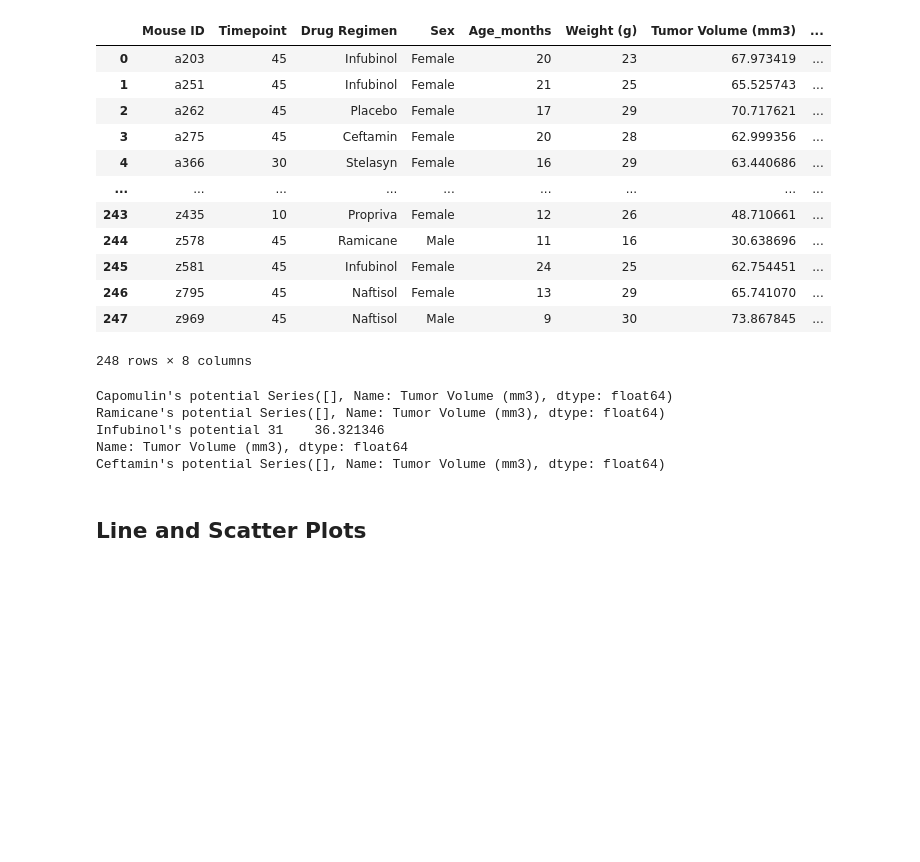
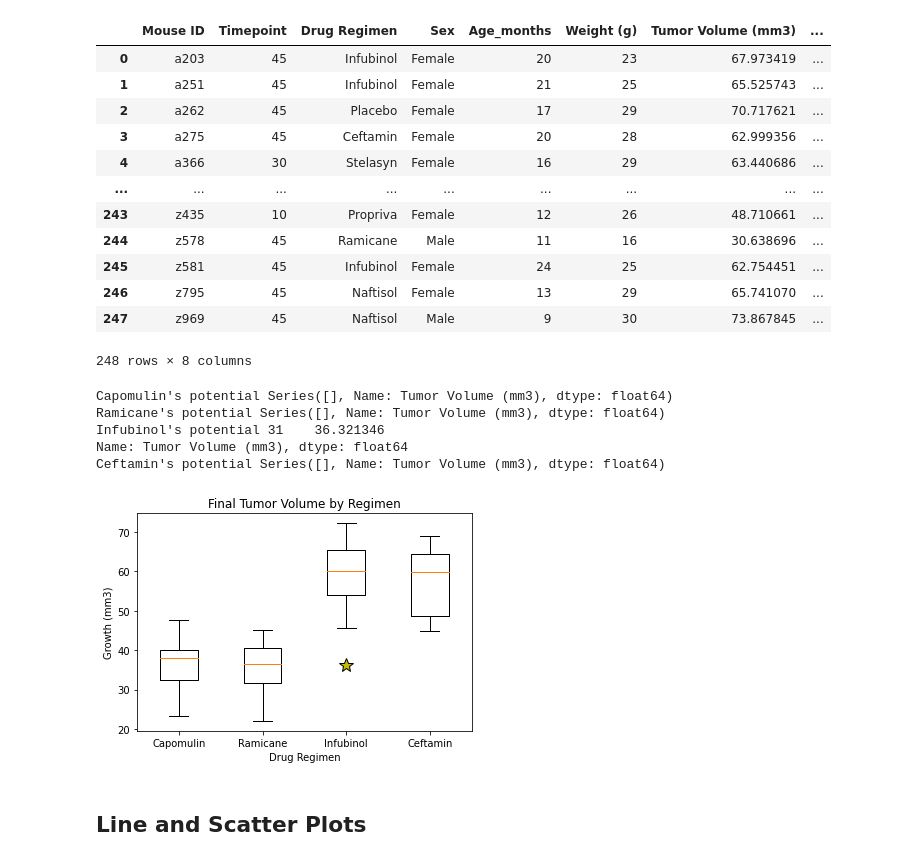
Before and after one commit to Kevin-McConchie/matplotlib-plots, a Jupyter notebook: pymaceuticals_Inc..ipynb, the cells around one changed output. Cells and saved outputs as stored; diff of their text form; code cells hidden in the pictures; blank space fills up the shorter version.

```diff
--- a/pymaceuticals_Inc..ipynb
+++ b/pymaceuticals_Inc..ipynb
@@ -273,2 +272,17 @@ Ceftamin's potential Series([], Name: Tumor Volume (mm3), dtype: float64)
+# %%
+# Generate a box plot of the final tumor volume of each mouse across four regimens of interest
+flierprops = dict(marker="*", markerfacecolor= "y", markersize=15)
+
+fig1, ax1 = plt.subplots()
+# set title and axis labels
+ax1.set_title('Final Tumor Volume by Regimen')
+ax1.set_ylabel('Growth (mm3)')
+ax1.set_xlabel("Drug Regimen")
+ax1.boxplot(top_4,labels=treatments,flierprops=flierprops)
+
+# Save graph
+plt.savefig("Images/top_4_tumor_vol.png")
+# %% [output]
+[figure, added]
 # %% [markdown]
 ## Line and Scatter Plots
```
Also changed, not shown: parts of 8 cells of this notebook, 3 other files.
